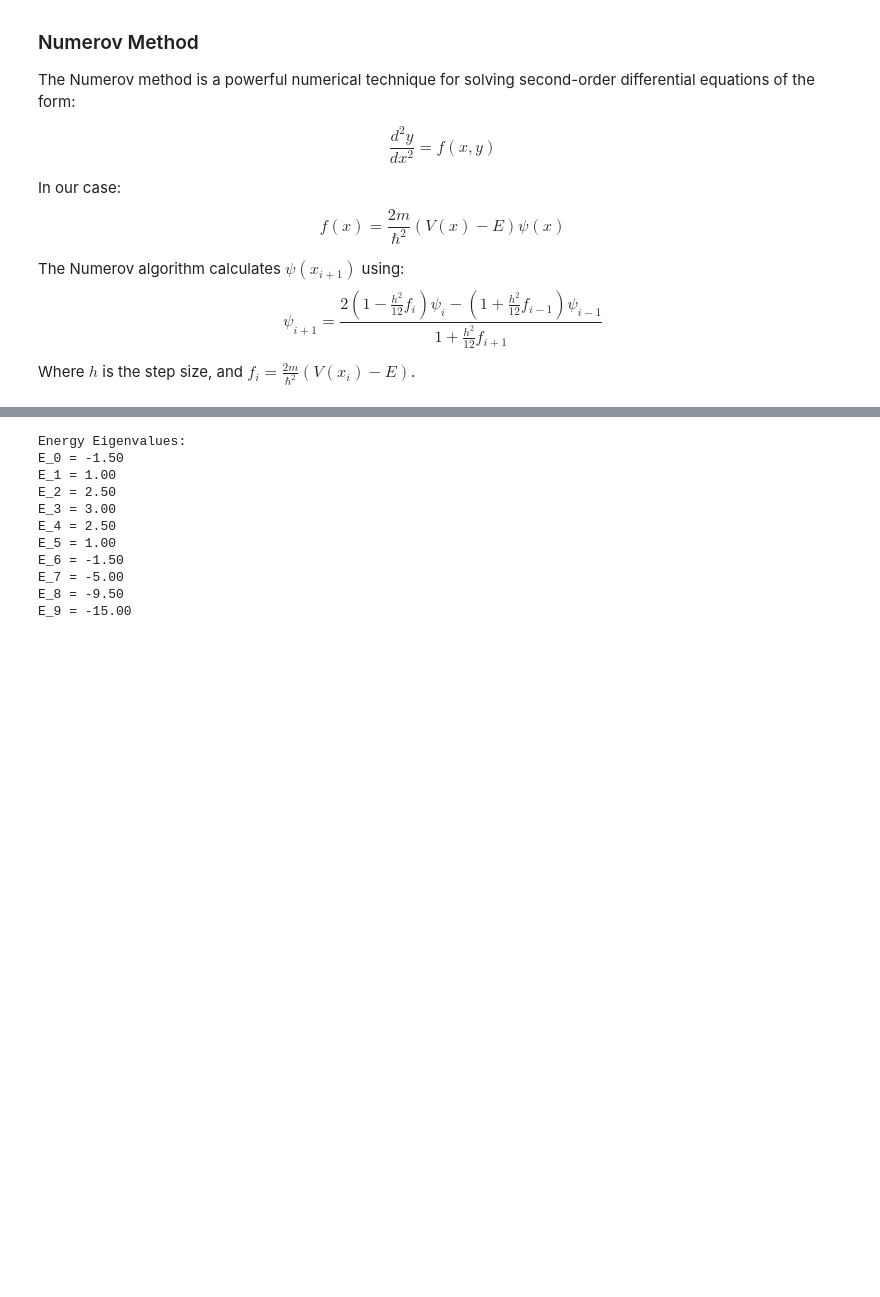
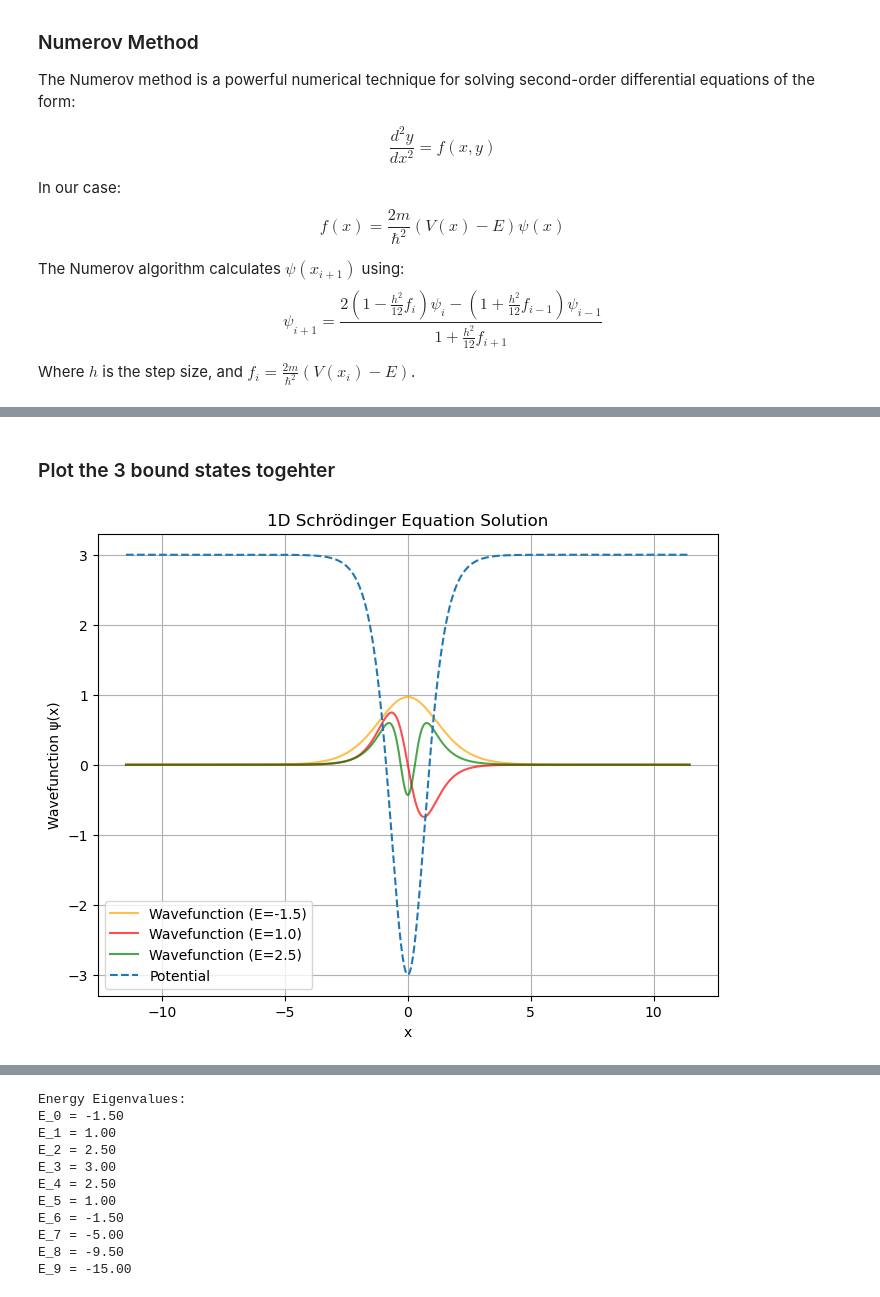
Before and after one commit to JiaHeak/1D-Schrodinger-Equation-with-Numerov-method, a Jupyter notebook: jiaheak Assignment.ipynb, the cells around one changed output, grey strips where cells are left out. Saved outputs shown, nothing was run; the diff lists cells and outputs as text; code cells hidden in the pictures; blank space fills up the shorter version.

```diff
--- a/jiaheak Assignment.ipynb
+++ b/jiaheak Assignment.ipynb
@@ -236,0 +409,54 @@ plt.show()
+# %% [markdown]
+### Plot the 3 bound states togehter
+# %%
+# Function to solve and plot wavefunction for a given E
+def Schrodinger(E):
+    turning_point1 = Find_turning_point(-10, 0, E)
+    turning_point2 = Find_turning_point(0, 10, E)
+
+    midpoint = (turning_point1 + turning_point2) / 2
+    width = (turning_point2 - turning_point1) / 2
+    x_left_boundary = midpoint - 10 * width
+    x_right_boundary = midpoint + 10 * width
+
+    h = (x_right_boundary - x_left_boundary) / N
+    x = np.linspace(x_left_boundary, x_right_boundary, N+1)
+    V = np.array([Potential(xi) for xi in x])
+
+    psi_left = np.zeros(N+1)
+    psi_right = np.zeros(N+1)
+
+    psi_left = Numerov_left(psi_left, E, V, h)
+    psi_right = Numerov_right(psi_right, E, V, h)
+
+
+    return psi_left
+
+# Assuming roots is a list of floats
+rounded_roots = [round(root, 4) for root in roots]  # Round each root to 4 decimal places
+
+# Plot the results
+plt.figure(figsize=(8, 6))
+
+# Indices of the roots to plot
+indices_to_plot = [0, 2, 4]
+# Colors for each plot
+colors = ['orange', 'red', 'green']
+
+# Plot using a loop
+for i, index in enumerate(indices_to_plot):
+    plt.plot(x, Schrodinger(rounded_roots[index]),
+             color=colors[i],
+             label=f"Wavefunction (E={rounded_roots[index]})",
+             alpha=0.7)
+
+
+plt.plot(x, V, '--', label="Potential")
+plt.grid()
+plt.xlabel("x")
+plt.ylabel("Wavefunction ψ(x)")
+plt.legend()
+plt.title("1D Schrödinger Equation Solution")
+plt.show()
+# %% [output]
+[figure, added]
```
Also changed, not shown: parts of 32 cells of this notebook.
